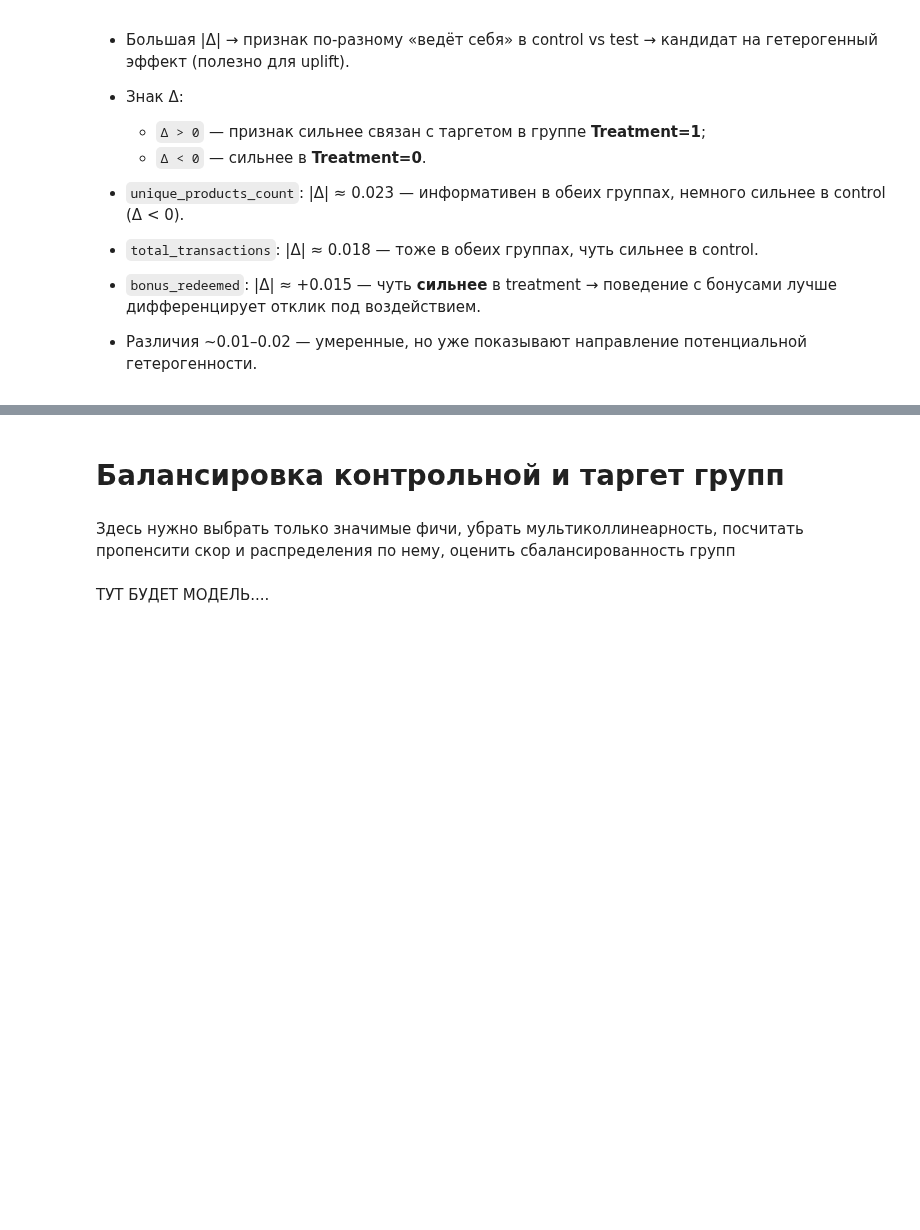
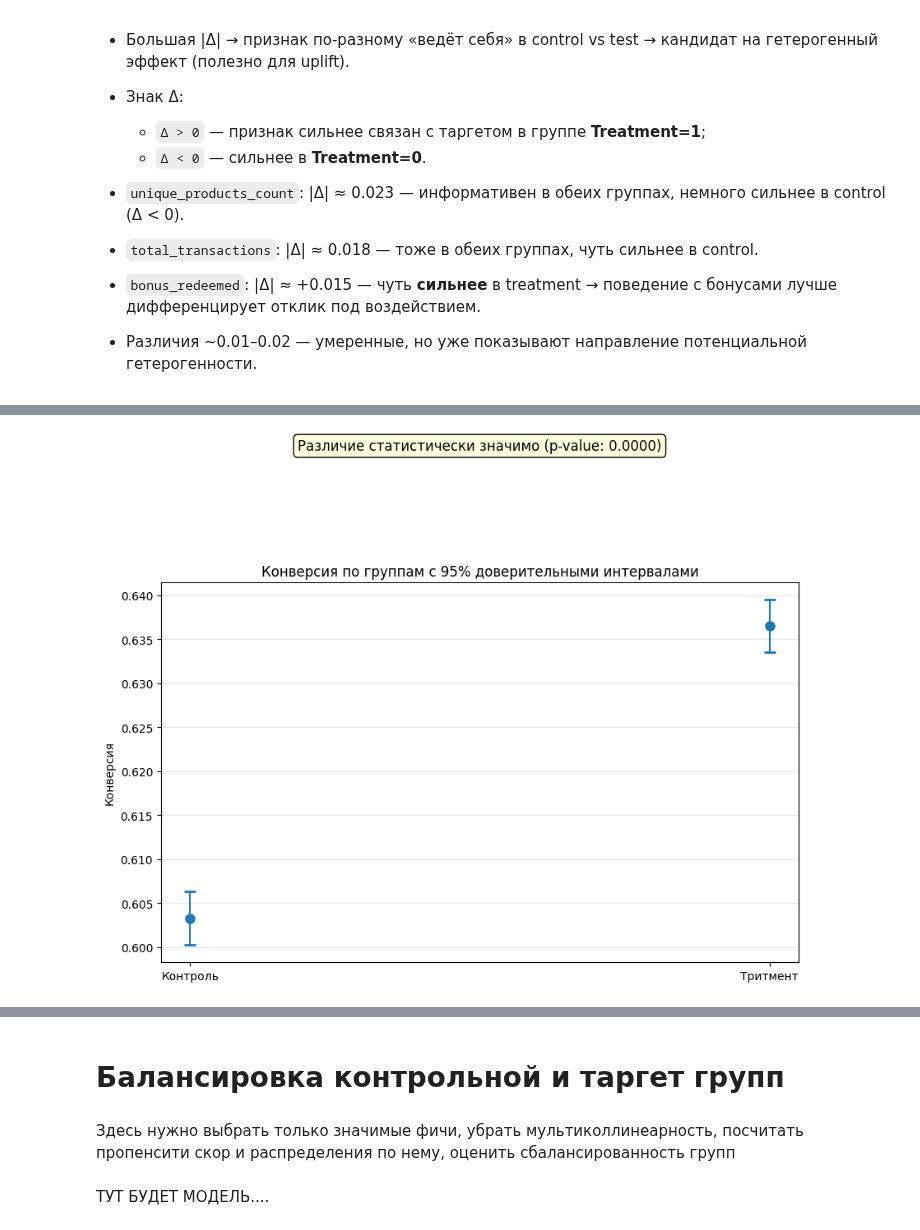
Before and after one commit to VShilovich/uplift-modeling-hse, a Jupyter notebook: EDA/eda.ipynb, the cells around one changed output, grey strips where cells are left out. Cells and saved outputs as stored; diff of their text form; code cells hidden in the pictures; blank space fills up the shorter version.

```diff
--- a/EDA/eda.ipynb
+++ b/EDA/eda.ipynb
@@ -837,0 +901,75 @@ plt.show()
+# %%
+from scipy import stats
+from statsmodels.stats.proportion import proportions_ztest
+
+# подготовка данных для теста
+control_group = final_df_for_analysis[final_df_for_analysis['treatment_flg'] == 0]
+treatment_group = final_df_for_analysis[final_df_for_analysis['treatment_flg'] == 1]
+
+successes = [treatment_group['target'].sum(), control_group['target'].sum()]
+nobs = [len(treatment_group), len(control_group)]
+
+print("Данные для статистического теста:")
+print(f"Тритмент группа: {successes[0]} успехов из {nobs[0]} (конверсия: {successes[0]/nobs[0]:.3f})")
+print(f"Контрольная группа: {successes[1]} успехов из {nobs[1]} (конверсия: {successes[1]/nobs[1]:.3f})")
+
+# Z-тест для пропорций
+z_stat, p_value = proportions_ztest(successes, nobs)
+print(f"\nРезультаты Z-теста для пропорций:")
+print(f"Z-статистика: {z_stat:.4f}")
+print(f"P-value: {p_value:.4f}")
+
+# T-тест для дополнительной проверки
+t_stat, p_value_t = stats.ttest_ind(treatment_group['target'], control_group['target'])
+print(f"\nРезультаты T-теста:")
+print(f"T-статистика: {t_stat:.4f}")
+print(f"P-value: {p_value_t:.4f}")
+
+# расчет доверительных интервалов
+from statsmodels.stats.proportion import proportion_confint
+
+conf_int_control = proportion_confint(successes[1], nobs[1], alpha=0.05, method='normal')
+conf_int_treatment = proportion_confint(successes[0], nobs[0], alpha=0.05, method='normal')
+
+print(f"\n95% доверительные интервалы:")
+print(f"Контрольная группа: [{conf_int_control[0]:.3f}, {conf_int_control[1]:.3f}]")
+print(f"Тритмент группа: [{conf_int_treatment[0]:.3f}, {conf_int_treatment[1]:.3f}]")
+
+# визуализация результатов теста
+plt.figure(figsize=(10, 6))
+
+# точечная оценка и доверительные интервалы
+groups = ['Контроль', 'Тритмент']
+means = [successes[1]/nobs[1], successes[0]/nobs[0]]
+conf_intervals = [
+    [conf_int_control[0], conf_int_control[1]],
+    [conf_int_treatment[0], conf_int_treatment[1]]
+]
+
+plt.errorbar(groups, means,
+             yerr=[means[0] - conf_intervals[0][0], means[1] - conf_intervals[1][0]],
+             fmt='o', capsize=5, capthick=2, markersize=8)
+plt.title('Конверсия по группам с 95% доверительными интервалами')
+plt.ylabel('Конверсия')
+plt.grid(axis='y', alpha=0.3)
+
+# аннотация о статзначимости
+significance = "статистически значимо" if p_value < 0.05 else "не статистически значимо"
+plt.text(0.5, max(means) + 0.02, f'Различие {significance} (p-value: {p_value:.4f})',
+         ha='center', fontsize=12, bbox=dict(boxstyle="round,pad=0.3", facecolor="lightyellow"))
+
+plt.show()
+
+# интерпретация результатов
+print("\nИНТЕРПРЕТАЦИЯ РЕЗУЛЬТАТОВ:")
+if p_value < 0.05:
+    uplift = (means[1] - means[0]) / means[0] * 100
+    print(f"Различие между группами СТАТИСТИЧЕСКИ ЗНАЧИМО (p-value = {p_value:.4f})")
+    print(f"Uplift эффект: {uplift:.2f}%")
+    print(f"Тритмент увеличивает конверсию на {(means[1] - means[0])*100:.2f} процентных пунктов")
+else:
+    print(f"Различие между группами НЕ СТАТИСТИЧЕСКИ ЗНАЧИМО (p-value = {p_value:.4f})")
+    print("Нет достаточных доказательств влияния тритмента на целевую переменную")
+
+print(f"\nУровень значимости: α = 0.05")
+# %% [output]
@@ -837,0 +991 @@ plt.show()
+[figure, added]
```
Also changed, not shown: parts of 5 cells of this notebook.
